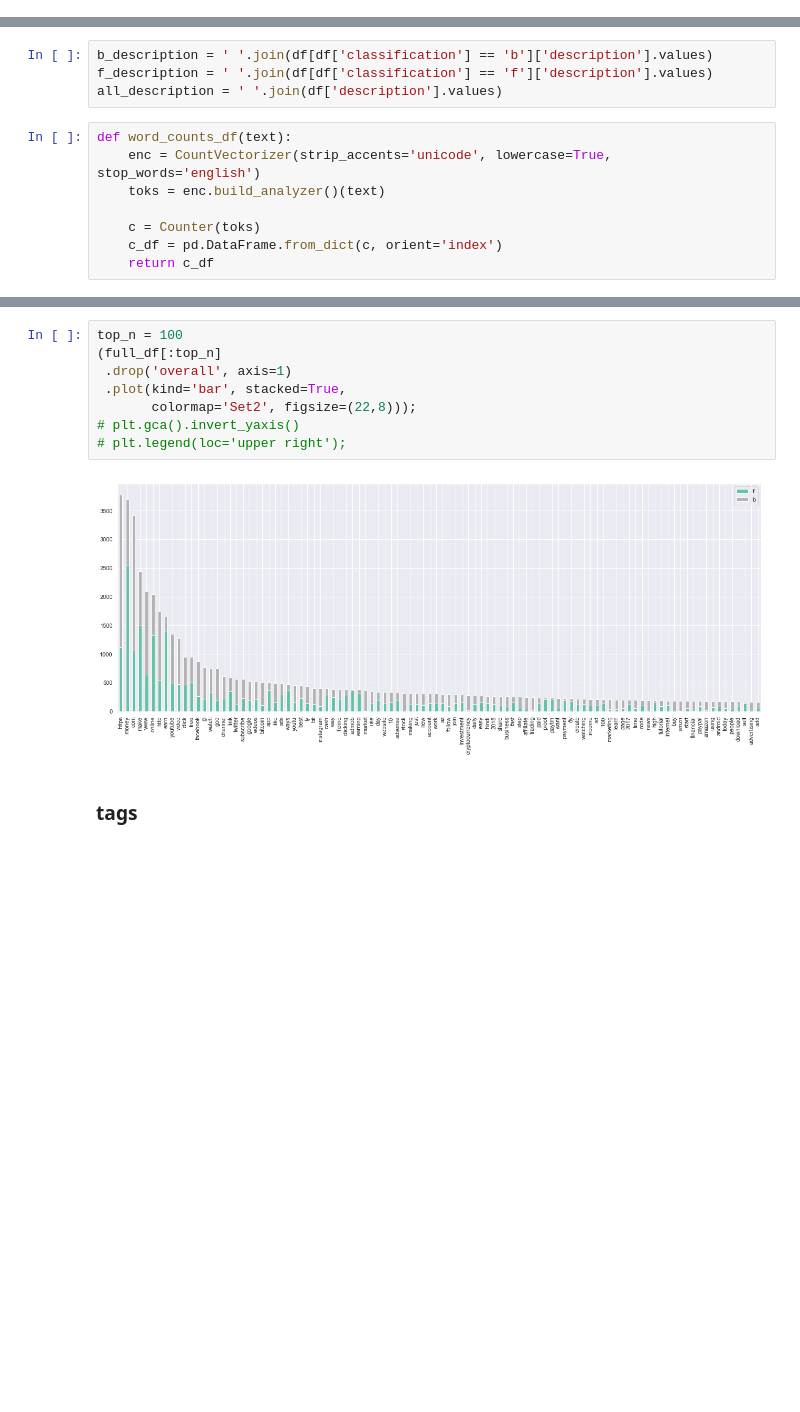
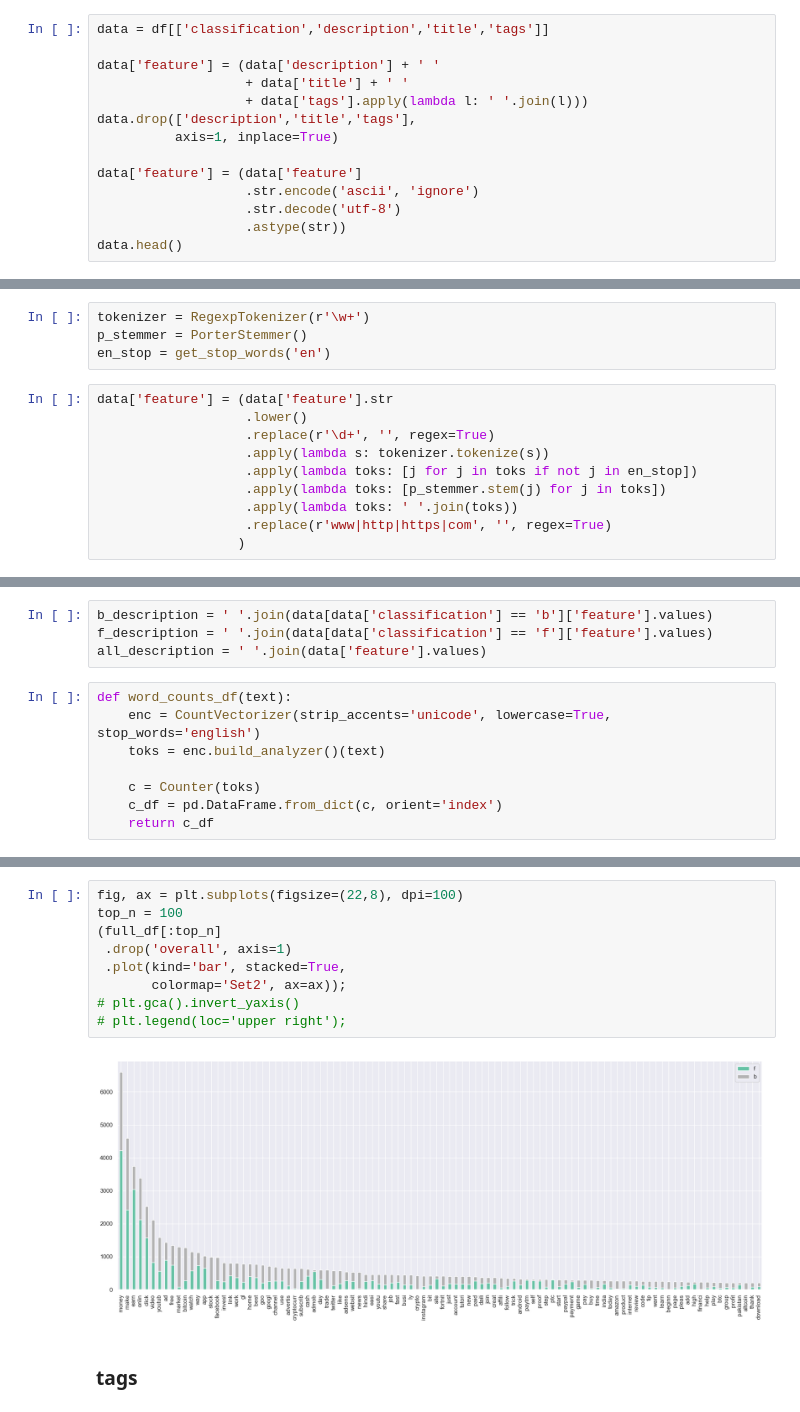
Before and after one commit to izdar/YouFraud-Refactored, a Jupyter notebook: Classifier/model_search/2 - eda.ipynb, the cells around one changed output, grey strips where cells are left out. Drawn from its saved outputs; the diff is of its cells as text; blank space fills up the shorter version.

Commit message:
Changed word frequencies plot to use same preprocessing as model

```diff
--- a/Classifier/model_search/2 - eda.ipynb
+++ b/Classifier/model_search/2 - eda.ipynb
@@ -97,3 +100,17 @@ plt.tight_layout()
 [figure]
 # %% [markdown]
 ### word frequencies
+# %%
+data = df[['classification','description','title','tags']]
+
+data['feature'] = (data['description'] + ' '
+                   + data['title'] + ' '
+                   + data['tags'].apply(lambda l: ' '.join(l)))
+data.drop(['description','title','tags'],
+          axis=1, inplace=True)
+
+data['feature'] = (data['feature']
+                   .str.encode('ascii', 'ignore')
+                   .str.decode('utf-8')
+                   .astype(str))
+data.head()
@@ -99,0 +138,14 @@ plt.tight_layout()
+# %%
+tokenizer = RegexpTokenizer(r'\w+')
+p_stemmer = PorterStemmer()
+en_stop = get_stop_words('en')
+# %%
+data['feature'] = (data['feature'].str
+                   .lower()
+                   .replace(r'\d+', '', regex=True)
+                   .apply(lambda s: tokenizer.tokenize(s))
+                   .apply(lambda toks: [j for j in toks if not j in en_stop])
+                   .apply(lambda toks: [p_stemmer.stem(j) for j in toks])
+                   .apply(lambda toks: ' '.join(toks))
+                   .replace(r'www|http|https|com', '', regex=True)
+                  )
@@ -100,7 +166,7 @@ plt.tight_layout()
 # %%
-b_description = ' '.join(df[df['classification'] == 'b']['description'].values)
-f_description = ' '.join(df[df['classification'] == 'f']['description'].values)
-all_description = ' '.join(df['description'].values)
+b_description = ' '.join(data[data['classification'] == 'b']['feature'].values)
+f_description = ' '.join(data[data['classification'] == 'f']['feature'].values)
+all_description = ' '.join(data['feature'].values)
 # %%
 def word_counts_df(text):
     enc = CountVectorizer(strip_accents='unicode', lowercase=True, stop_words='english')
@@ -126,13 +192,14 @@ full_df.head()
 # %%
+fig, ax = plt.subplots(figsize=(22,8), dpi=100)
 top_n = 100
 (full_df[:top_n]
  .drop('overall', axis=1)
  .plot(kind='bar', stacked=True,
-       colormap='Set2', figsize=(22,8)));
+       colormap='Set2', ax=ax));
 # plt.gca().invert_yaxis()
 # plt.legend(loc='upper right');
 # %% [output]
-[figure, old version]
+[figure, new version]
 # %% [markdown]
 ### tags
 # %%
```
Also changed, not shown: parts of 5 cells of this notebook.
